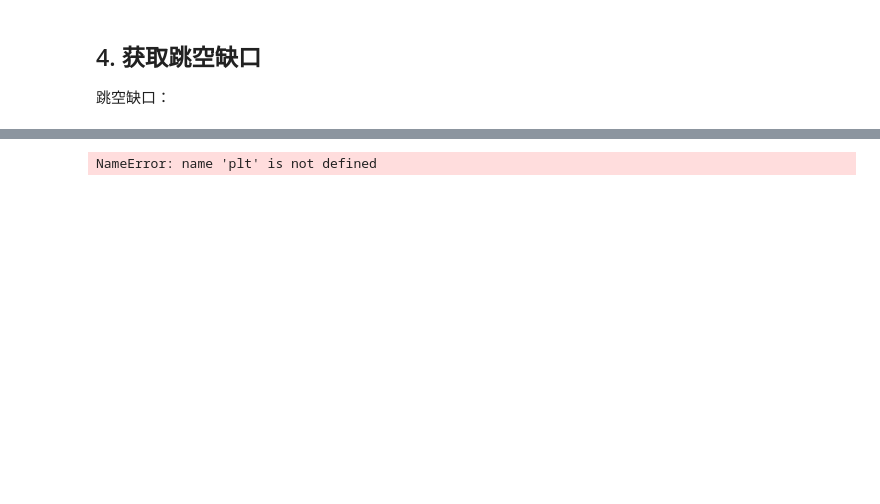
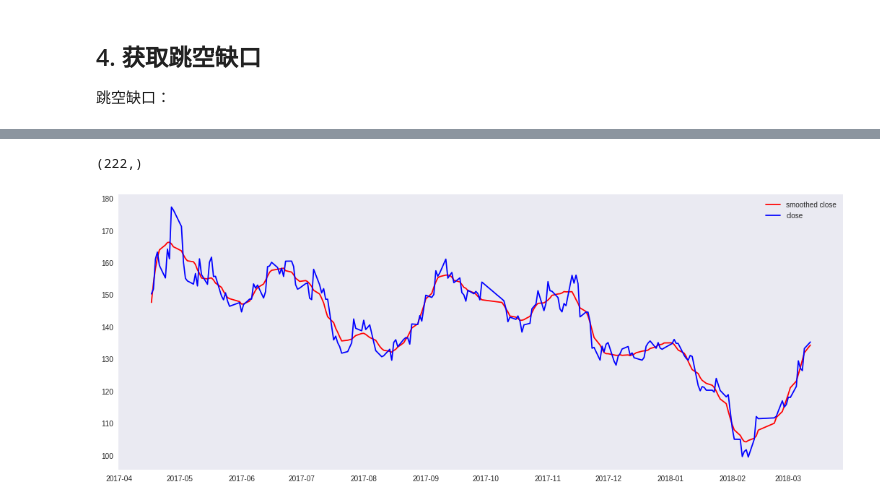
Before and after one commit to feng1918/qfeng, a Jupyter notebook: ipython/EquityAnalyse.ipynb, the cells around one changed output, grey strips where cells are left out. Cells and saved outputs as stored; diff of their text form; code cells hidden in the pictures; blank space fills up the shorter version.

```diff
--- a/ipython/EquityAnalyse.ipynb
+++ b/ipython/EquityAnalyse.ipynb
@@ -60,24 +63,6 @@ See the caveats in the documentation: http://pandas.pydata.org/pandas-docs/stabl
-# %%
-def candlestick_vol2(quotes):
-    #sma_10 = quotes.close.resample('10D').mean()
-    #sma_30 = quotes.close.resample('30D').mean()
-    SCALE = 10
-    fig, (ax, ax2) = plt.subplots(2, 1, sharex=True, figsize=(17, 10))
-
-    candlestick2_ochl(ax, quotes['open'], quotes['close'], quotes['high'], quotes['low'],
-                      width=0.5, colorup='r', colordown='g', alpha=0.6)
-    ax.set_xticks(range(0, len(quotes.index), SCALE))
-    ax.set_ylabel('quote')
-    ax.grid(True)
-
-    volume_overlay(ax2, quotes['open'], quotes['close'], quotes['volume'],
-                   colorup='r', colordown='g', width=0.5, alpha=0.6)
-    # ax2.add_collection(bc)
-    ax2.set_xticks(range(0, len(quotes.index), SCALE))
-    ax2.set_xticklabels(quotes.index[::SCALE], rotation=30)
-    ax2.grid(True)
-    plt.subplots_adjust(hspace=0.01)
-    plt.show()
-candlestick_vol2(x)
-# %% [output]
-NameError: name 'plt' is not defined
+# %%
+smoothed_cls = analysis.gen_smoothed_close(x['close'])
+smoothed_cls.shape
+# %% [output]
+(222,)
+[figure, added]
```
Also changed, not shown: parts of 14 cells of this notebook, 4 other files.
